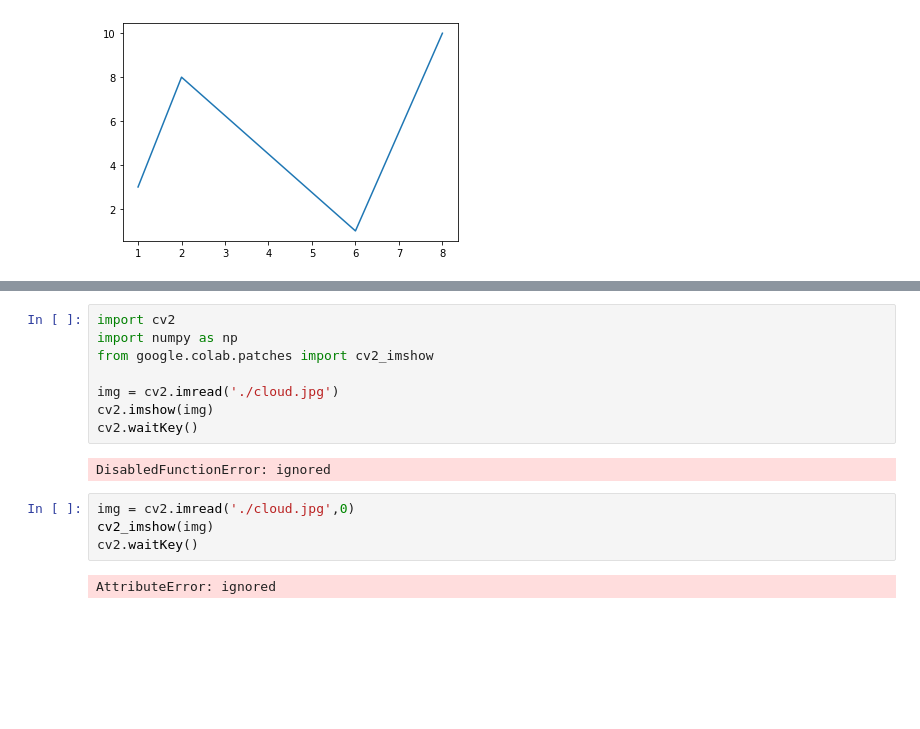
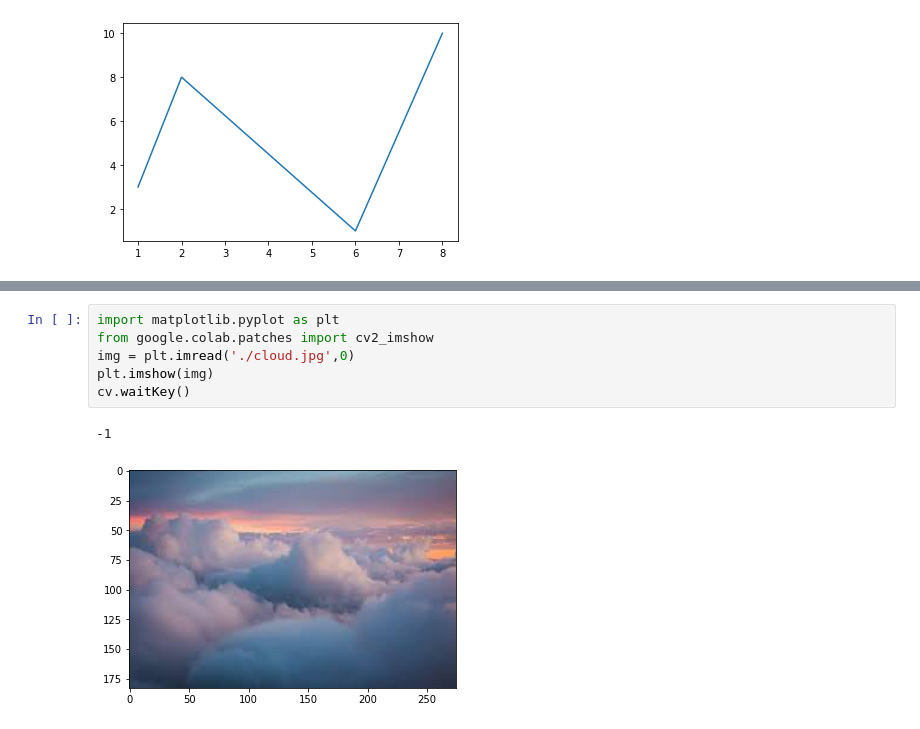
Before and after one commit to deepti2126/fmml20211024, a Jupyter notebook: Lab_1_Module_01.ipynb, the cells around one changed output, grey strips where cells are left out. Cells and saved outputs as stored; diff of their text form; blank space fills up the shorter version.

```diff
--- a/Lab_1_Module_01.ipynb
+++ b/Lab_1_Module_01.ipynb
@@ -325,16 +332,9 @@ img=cv2.imread("/content/cloud.jpg")
 # %%
-import cv2
-import numpy as np
+import matplotlib.pyplot as plt
 from google.colab.patches import cv2_imshow
-
-img = cv2.imread('./cloud.jpg')
-cv2.imshow(img)
-cv2.waitKey()
+img = plt.imread('./cloud.jpg',0)
+plt.imshow(img)
+cv.waitKey()
 # %% [output]
-DisabledFunctionError: ignored
+-1
+[figure, added]
-# %%
-img = cv2.imread('./cloud.jpg',0)
-cv2_imshow(img)
-cv2.waitKey()
-# %% [output]
-AttributeError: ignored
```
Also changed, not shown: parts of 2 cells of this notebook.
